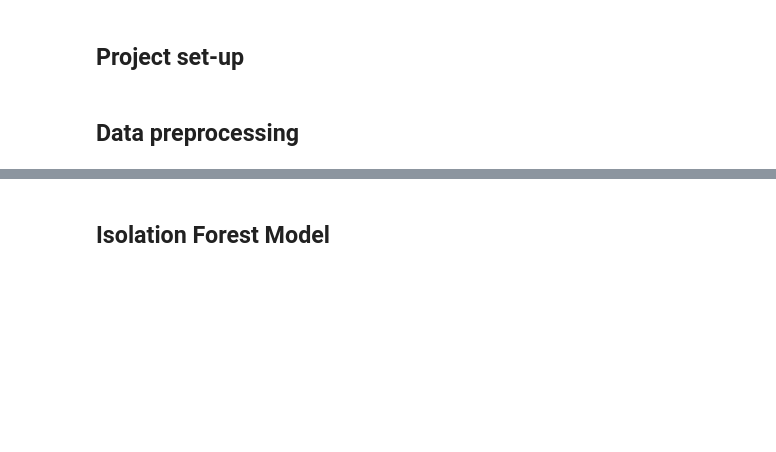
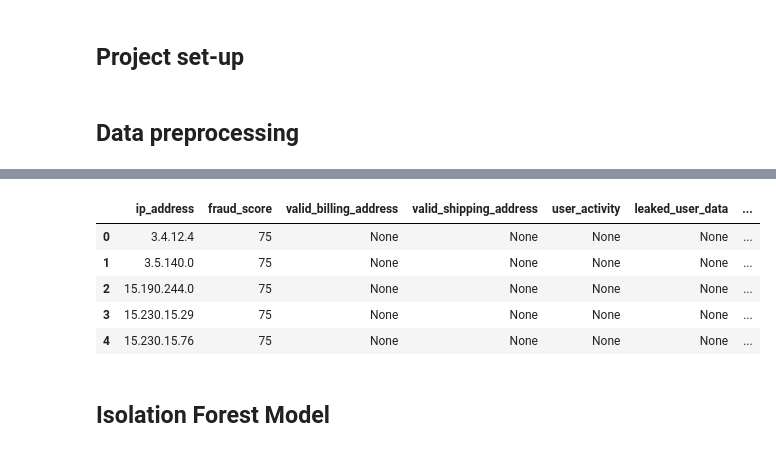
Before and after one commit to thamadziripi/isolation-forest-ipqs-api, a Jupyter notebook: fraud_detection_using_isolation_forest.ipynb, the cells around one changed output, grey strips where cells are left out. Drawn from its saved outputs; the diff is of its cells as text; code cells hidden in the pictures; blank space fills up the shorter version.

```diff
--- a/fraud_detection_using_isolation_forest.ipynb
+++ b/fraud_detection_using_isolation_forest.ipynb
@@ -139,0 +254,27 @@ data
+# %%
+def fetch_aws_ip_ranges():
+    aws_url = "https://ip-ranges.amazonaws.com/ip-ranges.json"
+    try:
+        response = requests.get(aws_url)
+        response.raise_for_status()  # Raise an error for bad responses
+        aws_data = response.json()
+        return aws_data['prefixes']  # Return the list of prefixes
+    except Exception as e:
+        print(f"Error fetching AWS IP ranges: {e}")
+        return []
+
+aws_ip_ranges = fetch_aws_ip_ranges()
+
+aws_legitimate_ips = []
+
+for ip in aws_ip_ranges:
+  ip_prefix = ip.get("ip_prefix").split("/")[0]
+  aws_legitimate_ips.append(ip_prefix)
+
+print(f"Total size of AWS IP ranges: {len(aws_legitimate_ips)}")
+
+# Fetch data for the first 100 IP addresses
+if blocked_ip_list:
+    legitimate_ip_data = iterate_ip_addresses(API_KEY, aws_legitimate_ips[:10])
+else:
+    print("No IPs found in the blocklist.")
@@ -140,3 +302,12 @@ data
+# %%
+legitimate_ip_data.head()
+# %% [output]
+|  | ip_address | fraud_score | valid_billing_address | valid_shipping_address | user_activity | leaked_user_data | ... |
+| 0 | 3.4.12.4 | 75 | None | None | None | None | ... |
+| 1 | 3.5.140.0 | 75 | None | None | None | None | ... |
+| 2 | 15.190.244.0 | 75 | None | None | None | None | ... |
+| 3 | 15.230.15.29 | 75 | None | None | None | None | ... |
+| 4 | 15.230.15.76 | 75 | None | None | None | None | ... |
 # %% [markdown]
 ## Isolation Forest Model
 # %% [markdown]
```
Also changed, not shown: parts of 7 cells of this notebook.
